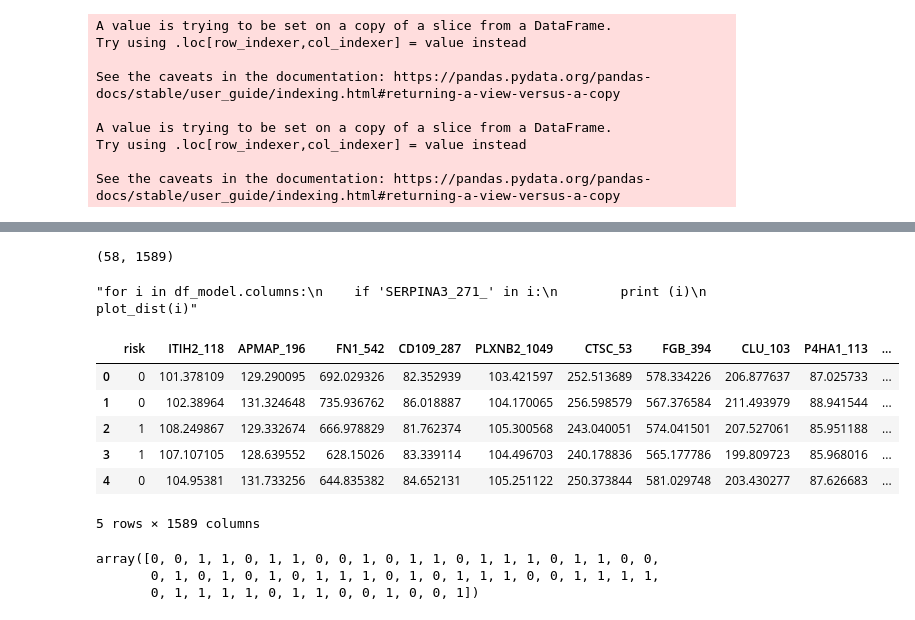
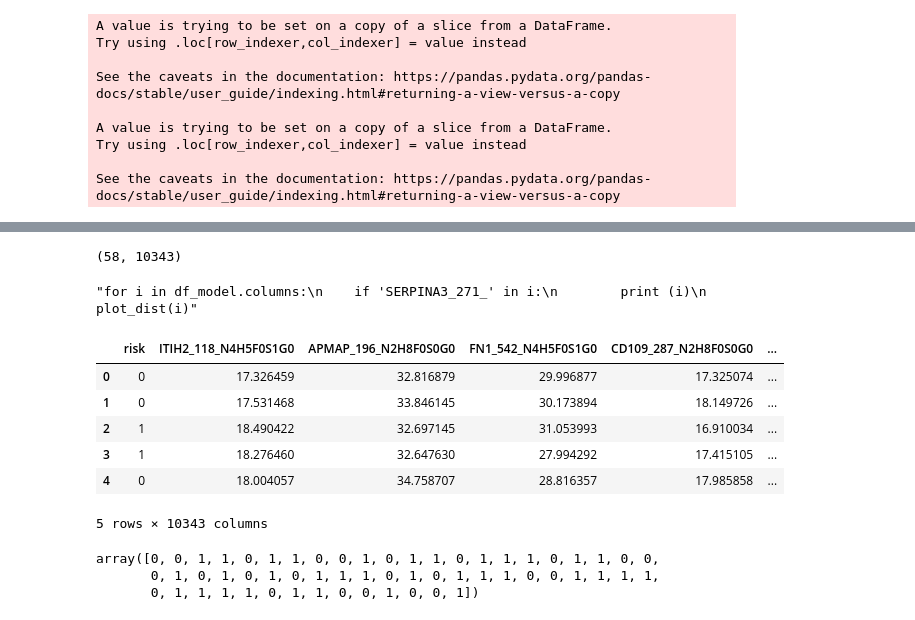
Before and after one commit to kmartinez834/Masters-Thesis, a Jupyter notebook: ccrcc_glycoproteomic/jupyter_notebooks/ccrcc_all_models.ipynb, the cells around one changed output, grey strips where cells are left out. Saved outputs shown, nothing was run; the diff lists cells and outputs as text; code cells hidden in the pictures.

```diff
--- a/ccrcc_glycoproteomic/jupyter_notebooks/ccrcc_all_models.ipynb
+++ b/ccrcc_glycoproteomic/jupyter_notebooks/ccrcc_all_models.ipynb
@@ -276,12 +296,12 @@ def def_features(subset):
     elif subset == 'glycosite':
         return get_glycosites()
 # %%
-glyco_df = def_features('glycosite')  # Options: 'glycoform','glycotype','glycosite'
+glyco_df = def_features('glycoform')  # Options: 'glycoform','glycotype','glycosite'
 
 df_model = target_df[['risk']].join(glyco_df)
 df_model.shape
 # %% [output]
-(58, 1589)
+(58, 10343)
 # %%
 #cor_df = pd.DataFrame(glyco_df.corr())
 #max_cor = abs(cor_df.replace(1.000000, np.nan)).describe().iloc[-1]
@@ -308,7 +328,8 @@ target = "risk"
 
 le = LabelEncoder()
 
-df_model[target] = le.fit_transform(df_model[target])
+df_model_le = df_model.copy(deep=True)
+df_model_le[target] = le.fit_transform(df_model[target])
 
 classes = le.classes_
 # %%
@@ -317,14 +338,14 @@ y = np.array(df_model[target])
 # %%
-df_model.reset_index(drop=True,inplace=True)
-df_model.head()
+df_model_le.reset_index(drop=True,inplace=True)
+df_model_le.head()
 # %% [output]
-|  | risk | ITIH2_118 | APMAP_196 | FN1_542 | CD109_287 | PLXNB2_1049 | CTSC_53 | FGB_394 | CLU_103 | P4HA1_113 | ... |
-| 0 | 0 | 101.378109 | 129.290095 | 692.029326 | 82.352939 | 103.421597 | 252.513689 | 578.334226 | 206.877637 | 87.025733 | ... |
-| 1 | 0 | 102.38964 | 131.324648 | 735.936762 | 86.018887 | 104.170065 | 256.598579 | 567.376584 | 211.493979 | 88.941544 | ... |
-| 2 | 1 | 108.249867 | 129.332674 | 666.978829 | 81.762374 | 105.300568 | 243.040051 | 574.041501 | 207.527061 | 85.951188 | ... |
-| 3 | 1 | 107.107105 | 128.639552 | 628.15026 | 83.339114 | 104.496703 | 240.178836 | 565.177786 | 199.809723 | 85.968016 | ... |
-| 4 | 0 | 104.95381 | 131.733256 | 644.835382 | 84.652131 | 105.251122 | 250.373844 | 581.029748 | 203.430277 | 87.626683 | ... |
+|  | risk | ITIH2_118_N4H5F0S1G0 | APMAP_196_N2H8F0S0G0 | FN1_542_N4H5F0S1G0 | CD109_287_N2H8F0S0G0 | ... |
+| 0 | 0 | 17.326459 | 32.816879 | 29.996877 | 17.325074 | ... |
+| 1 | 0 | 17.531468 | 33.846145 | 30.173894 | 18.149726 | ... |
+| 2 | 1 | 18.490422 | 32.697145 | 31.053993 | 16.910034 | ... |
+| 3 | 1 | 18.276460 | 32.647630 | 27.994292 | 17.415105 | ... |
+| 4 | 0 | 18.004057 | 34.758707 | 28.816357 | 17.985858 | ... |
-5 rows × 1589 columns
+5 rows × 10343 columns
 # %%
 y
 # %% [output]
```
Also changed, not shown: parts of 44 cells of this notebook, 2 other files.
